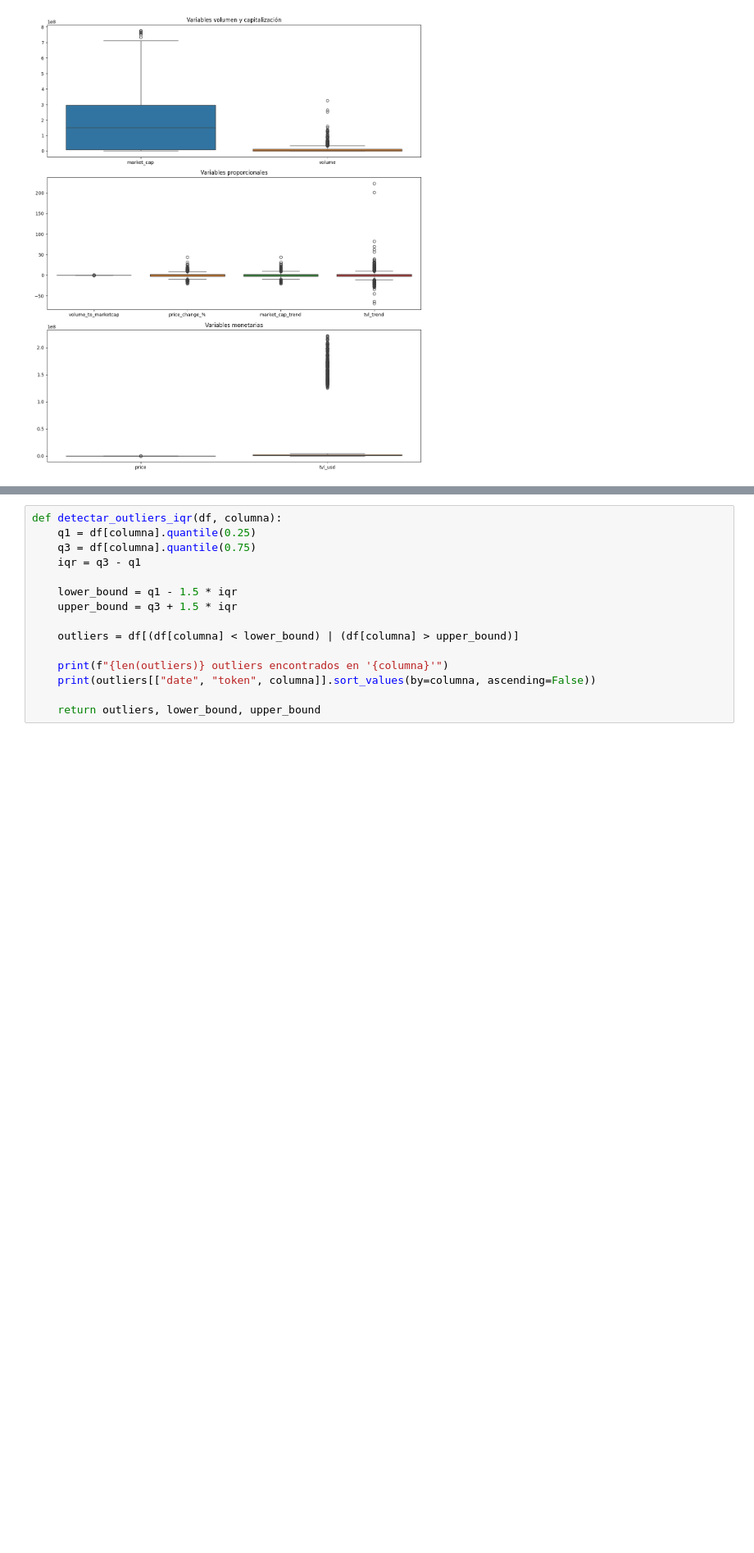
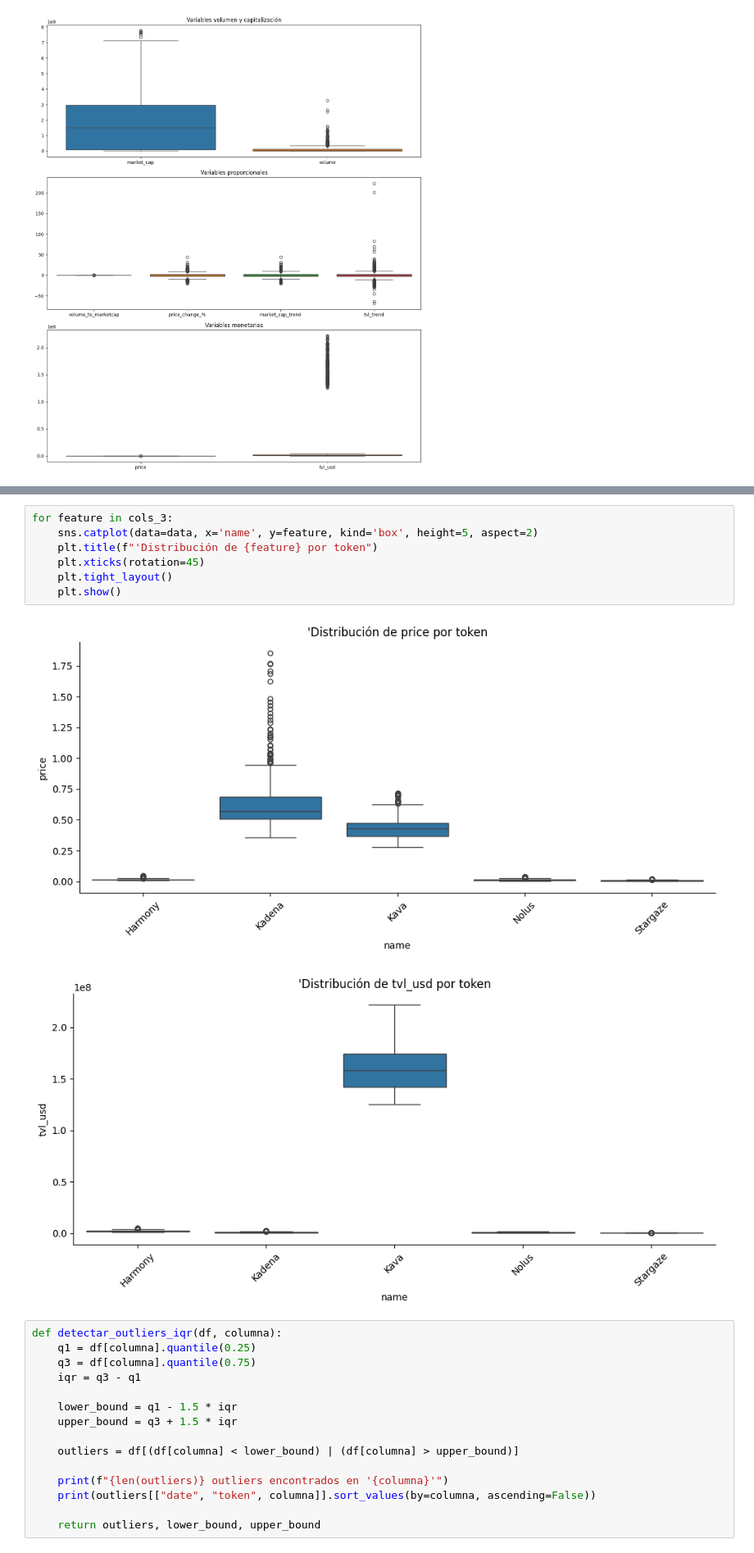
Before and after one commit to Turppie/TP-Machine-Learning, a Jupyter notebook: code/AdquisicionYPreprocesamiento.ipynb, the cells around one changed output, grey strips where cells are left out. Shown at 82% size. Saved outputs shown, nothing was run; the diff lists cells and outputs as text; blank space fills up the shorter version.

```diff
--- a/code/AdquisicionYPreprocesamiento.ipynb
+++ b/code/AdquisicionYPreprocesamiento.ipynb
@@ -354,3 +385,13 @@ plt.show()
+# %%
+for feature in cols_3:
+    sns.catplot(data=data, x='name', y=feature, kind='box', height=5, aspect=2)
+    plt.title(f"'Distribución de {feature} por token")
+    plt.xticks(rotation=45)
+    plt.tight_layout()
+    plt.show()
+# %% [output]
+[figure, added]
+[figure, added]
 # %%
 def detectar_outliers_iqr(df, columna):
     q1 = df[columna].quantile(0.25)
```
Also changed, not shown: parts of 10 cells of this notebook.
